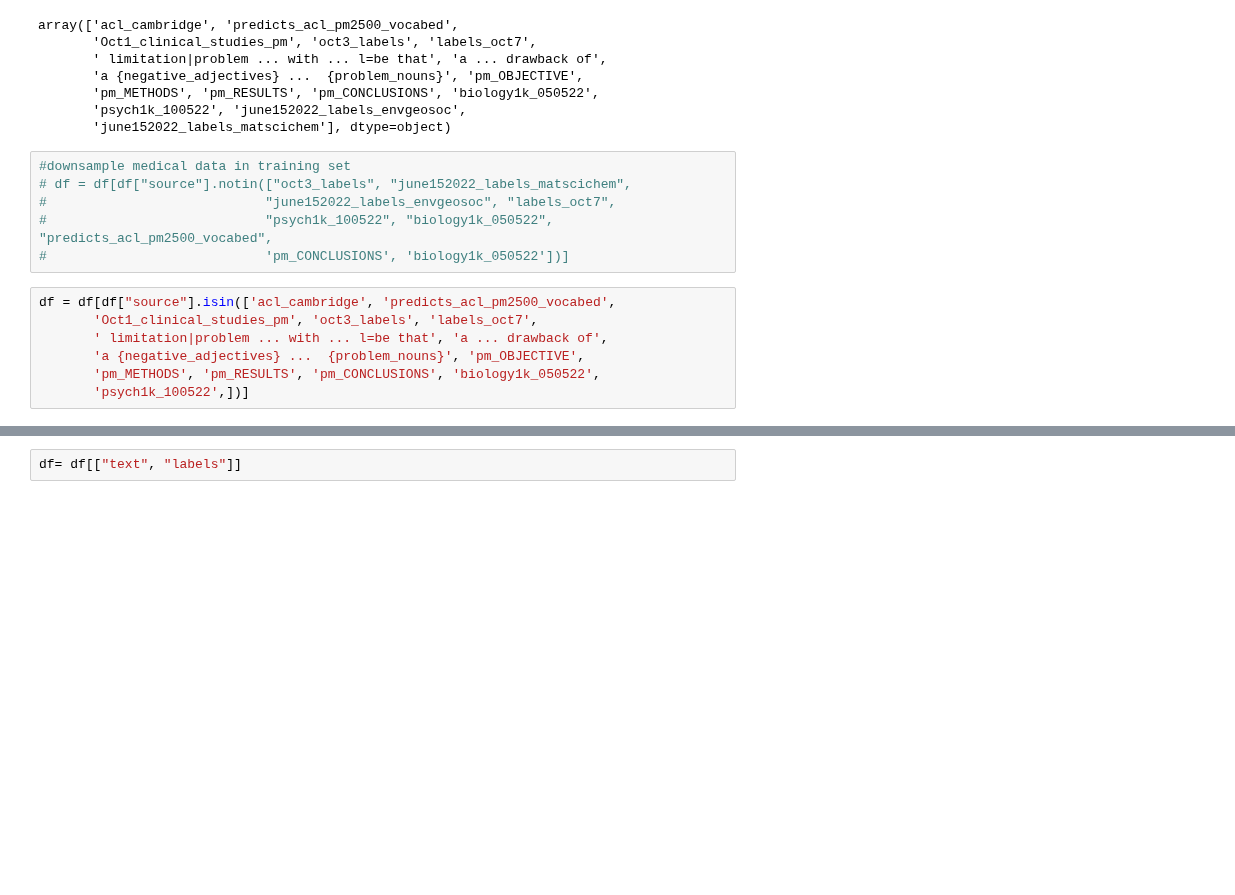
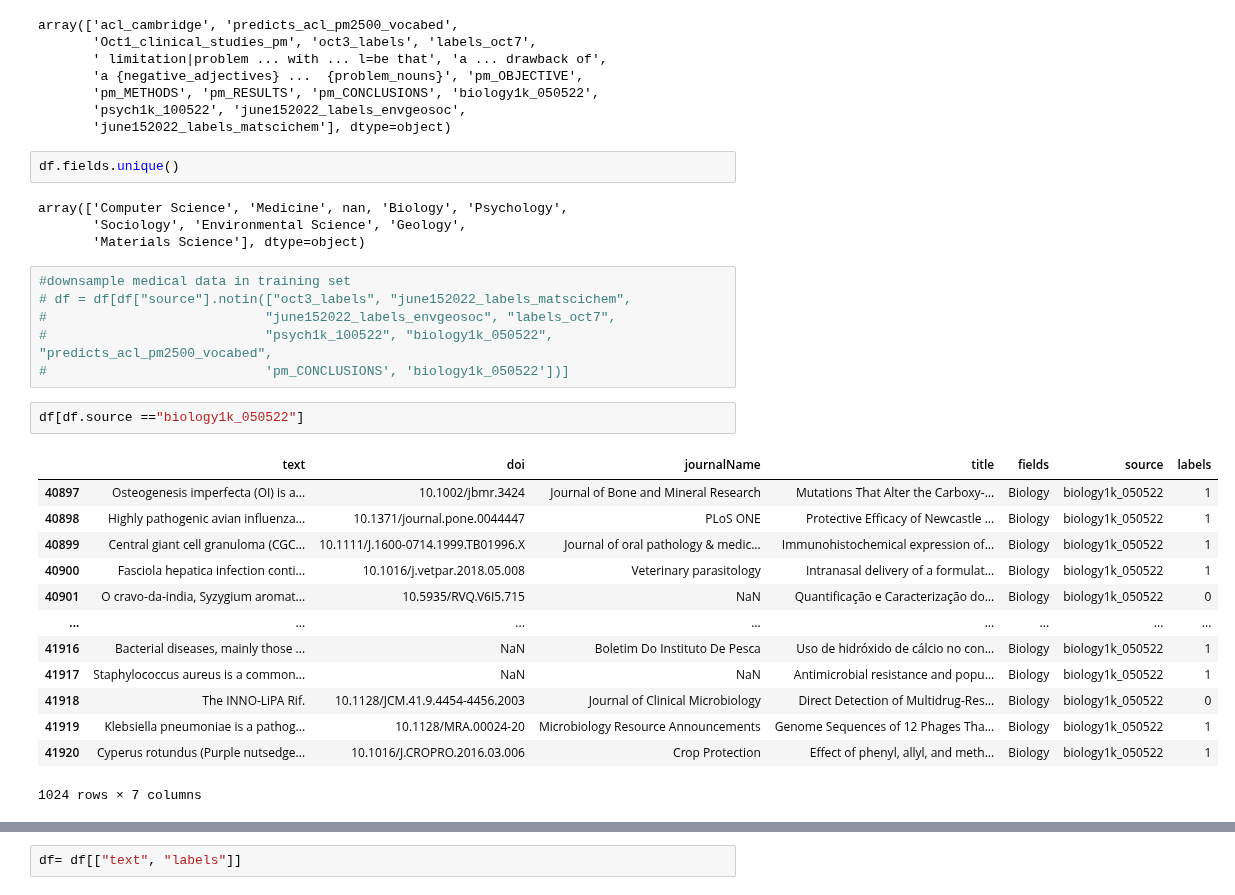
Before and after one commit to ScienceOctopus/octoflow, a Jupyter notebook: 04_sentence_transformers.ipynb, the cells around one changed output, grey strips where cells are left out. Drawn from its saved outputs; the diff is of its cells as text; blank space fills up the shorter version.

```diff
--- a/04_sentence_transformers.ipynb
+++ b/04_sentence_transformers.ipynb
@@ -53,16 +49,31 @@ array(['acl_cambridge', 'predicts_acl_pm2500_vocabed',
        'pm_METHODS', 'pm_RESULTS', 'pm_CONCLUSIONS', 'biology1k_050522',
        'psych1k_100522', 'june152022_labels_envgeosoc',
        'june152022_labels_matscichem'], dtype=object)
+# %%
+df.fields.unique()
+# %% [output]
+array(['Computer Science', 'Medicine', nan, 'Biology', 'Psychology',
+       'Sociology', 'Environmental Science', 'Geology',
+       'Materials Science'], dtype=object)
 # %%
 #downsample medical data in training set
 # df = df[df["source"].notin(["oct3_labels", "june152022_labels_matscichem",
 #                            "june152022_labels_envgeosoc", "labels_oct7",
 #                            "psych1k_100522", "biology1k_050522", "predicts_acl_pm2500_vocabed",
 #                            'pm_CONCLUSIONS', 'biology1k_050522'])]
-# %%
-df = df[df["source"].isin(['acl_cambridge', 'predicts_acl_pm2500_vocabed',
-       'Oct1_clinical_studies_pm', 'oct3_labels', 'labels_oct7',
-       ' limitation|problem ... with ... l=be that', 'a ... drawback of',
-       'a {negative_adjectives} ...  {problem_nouns}', 'pm_OBJECTIVE',
-       'pm_METHODS', 'pm_RESULTS', 'pm_CONCLUSIONS', 'biology1k_050522',
-       'psych1k_100522',])]
+# %%
+df[df.source =="biology1k_050522"]
+# %% [output]
+|  | text | doi | journalName | title | fields | source | labels |
+| 40897 | Osteogenesis imperfecta (OI) is a... | 10.1002/jbmr.3424 | Journal of Bone and Mineral Research | Mutations That Alter the Carboxy‐... | Biology | biology1k_050522 | 1 |
+| 40898 | Highly pathogenic avian influenza... | 10.1371/journal.pone.0044447 | PLoS ONE | Protective Efficacy of Newcastle ... | Biology | biology1k_050522 | 1 |
+| 40899 | Central giant cell granuloma (CGC... | 10.1111/J.1600-0714.1999.TB01996.X | Journal of oral pathology & medic... | Immunohistochemical expression of... | Biology | biology1k_050522 | 1 |
+| 40900 | Fasciola hepatica infection conti... | 10.1016/j.vetpar.2018.05.008 | Veterinary parasitology | Intranasal delivery of a formulat... | Biology | biology1k_050522 | 1 |
+| 40901 | O cravo-da-india, Syzygium aromat... | 10.5935/RVQ.V6I5.715 | NaN | Quantificação e Caracterização do... | Biology | biology1k_050522 | 0 |
+| ... | ... | ... | ... | ... | ... | ... | ... |
+| 41916 | Bacterial diseases, mainly those ... | NaN | Boletim Do Instituto De Pesca | Uso de hidróxido de cálcio no con... | Biology | biology1k_050522 | 1 |
+| 41917 | Staphylococcus aureus is a common... | NaN | NaN | Antimicrobial resistance and popu... | Biology | biology1k_050522 | 1 |
+| 41918 | The INNO-LiPA Rif. | 10.1128/JCM.41.9.4454-4456.2003 | Journal of Clinical Microbiology | Direct Detection of Multidrug-Res... | Biology | biology1k_050522 | 0 |
+| 41919 | Klebsiella pneumoniae is a pathog... | 10.1128/MRA.00024-20 | Microbiology Resource Announcements | Genome Sequences of 12 Phages Tha... | Biology | biology1k_050522 | 1 |
+| 41920 | Cyperus rotundus (Purple nutsedge... | 10.1016/J.CROPRO.2016.03.006 | Crop Protection | Effect of phenyl, allyl, and meth... | Biology | biology1k_050522 | 1 |
+1024 rows × 7 columns
```
Also changed, not shown: parts of 30 cells of this notebook, 3 other files.
